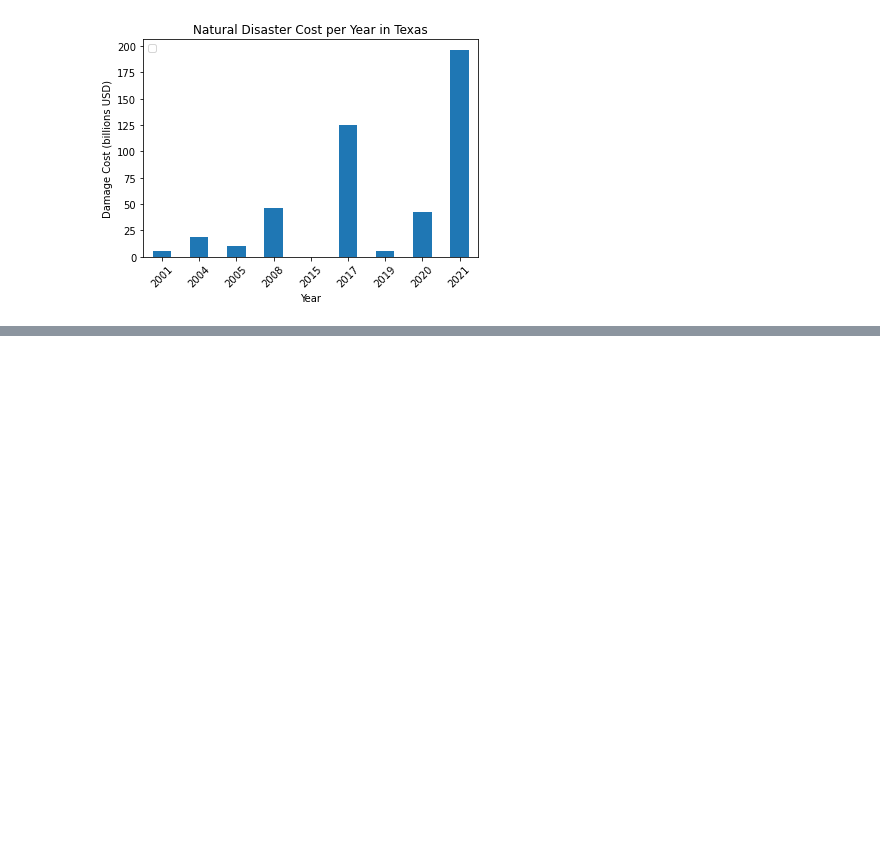
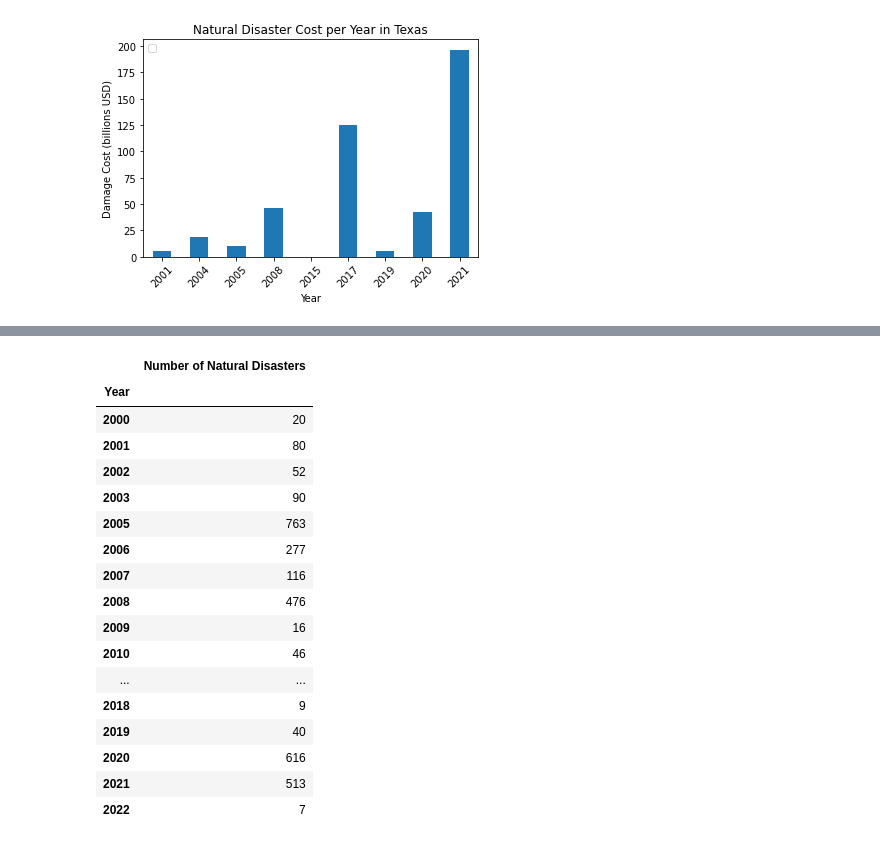
Before and after one commit to verevar/etl-project, a Jupyter notebook: Untitled.ipynb, the cells around one changed output, grey strips where cells are left out. Drawn from its saved outputs; the diff is of its cells as text; code cells hidden in the pictures; blank space fills up the shorter version.

```diff
--- a/Untitled.ipynb
+++ b/Untitled.ipynb
@@ -165,0 +229,30 @@ AttributeError: 'str' object has no attribute 'drop'
+# %%
+curr_nat_dis_tx = nat_dis_tx.drop(nat_dis_tx[nat_dis_tx.Year < "2000"].index)
+# curr_nat_dis_tx
+
+yearly_nat_dis_tx = curr_nat_dis_tx.groupby("Year")
+curr_nat_dis_tx_total = yearly_nat_dis_tx["Year"].count()
+# curr_nat_dis_tx_total
+
+curr_nat_dis_tx_total_df = pd.DataFrame(curr_nat_dis_tx_total)
+curr_nat_dis_tx_total_df = curr_nat_dis_tx_total_df.rename(columns={"Year": "Number of Natural Disasters"})
+curr_nat_dis_tx_total_df
+# %% [output]
+|  | Number of Natural Disasters |
+| Year |  |
+| 2000 | 20 |
+| 2001 | 80 |
+| 2002 | 52 |
+| 2003 | 90 |
+| 2005 | 763 |
+| 2006 | 277 |
+| 2007 | 116 |
+| 2008 | 476 |
+| 2009 | 16 |
+| 2010 | 46 |
+| ... | ... |
+| 2018 | 9 |
+| 2019 | 40 |
+| 2020 | 616 |
+| 2021 | 513 |
+| 2022 | 7 |
```
Also changed, not shown: parts of 5 cells of this notebook.
